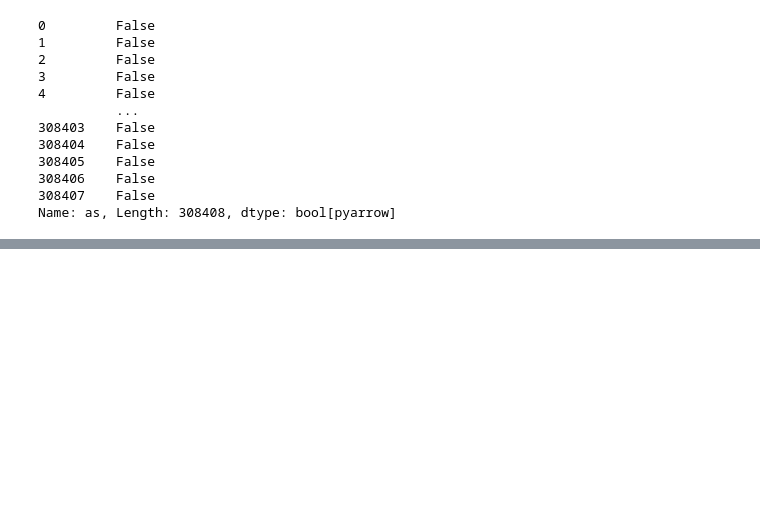
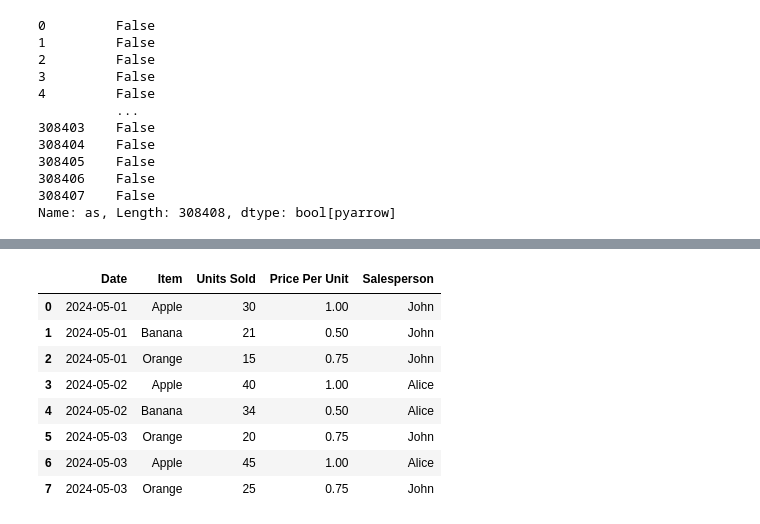
Before and after one commit to kaushinn/PANDAS-basics, a Jupyter notebook: tutorial.ipynb, the cells around one changed output, grey strips where cells are left out. Saved outputs shown, nothing was run; the diff lists cells and outputs as text; code cells hidden in the pictures; blank space fills up the shorter version.

```diff
--- a/tutorial.ipynb
+++ b/tutorial.ipynb
@@ -1246,0 +1240,23 @@ bios.head()
+# %%
+data = {
+    'Date': ['2024-05-01', '2024-05-01', '2024-05-01', '2024-05-02', '2024-05-02', '2024-05-03', '2024-05-03', '2024-05-03'],
+    'Item': ['Apple', 'Banana', 'Orange', 'Apple', 'Banana', 'Orange', 'Apple', 'Orange'],
+    'Units Sold': [30, 21, 15, 40, 34, 20, 45, 25],
+    'Price Per Unit': [1.0, 0.5, 0.75, 1.0, 0.5, 0.75, 1.0, 0.75],
+    'Salesperson': ['John', 'John', 'John', 'Alice', 'Alice', 'John', 'Alice', 'John']
+}
+
+df = pd.DataFrame(data)
+
+# Display the DataFrame
+df
+# %% [output]
+|  | Date | Item | Units Sold | Price Per Unit | Salesperson |
+| 0 | 2024-05-01 | Apple | 30 | 1.00 | John |
+| 1 | 2024-05-01 | Banana | 21 | 0.50 | John |
+| 2 | 2024-05-01 | Orange | 15 | 0.75 | John |
+| 3 | 2024-05-02 | Apple | 40 | 1.00 | Alice |
+| 4 | 2024-05-02 | Banana | 34 | 0.50 | Alice |
+| 5 | 2024-05-03 | Orange | 20 | 0.75 | John |
+| 6 | 2024-05-03 | Apple | 45 | 1.00 | Alice |
+| 7 | 2024-05-03 | Orange | 25 | 0.75 | John |
```
Also changed, not shown: parts of 8 cells of this notebook, 5 other files.
